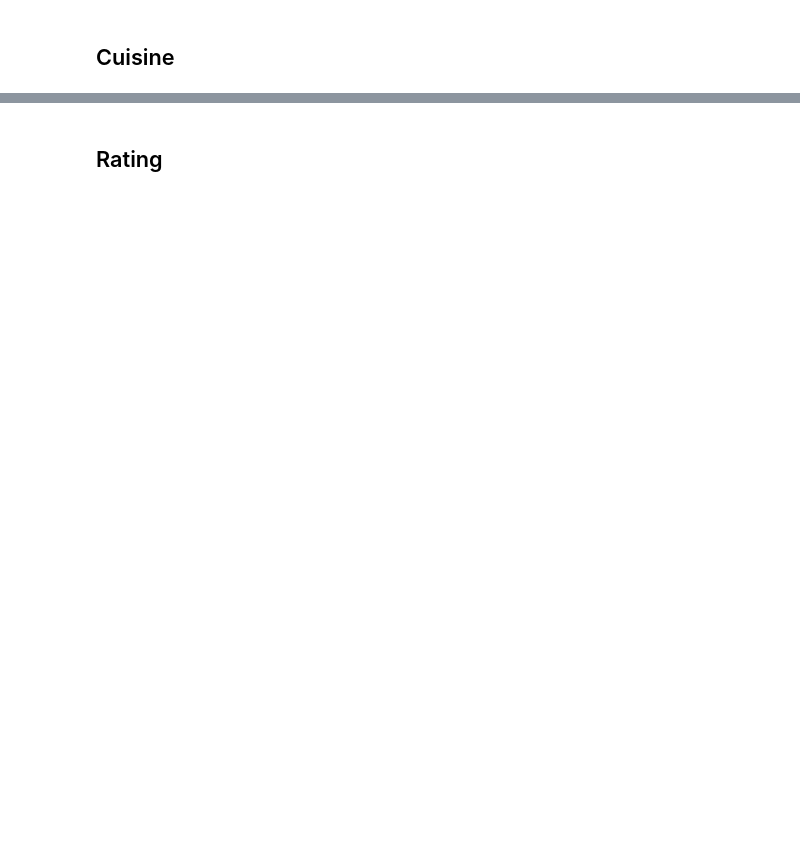
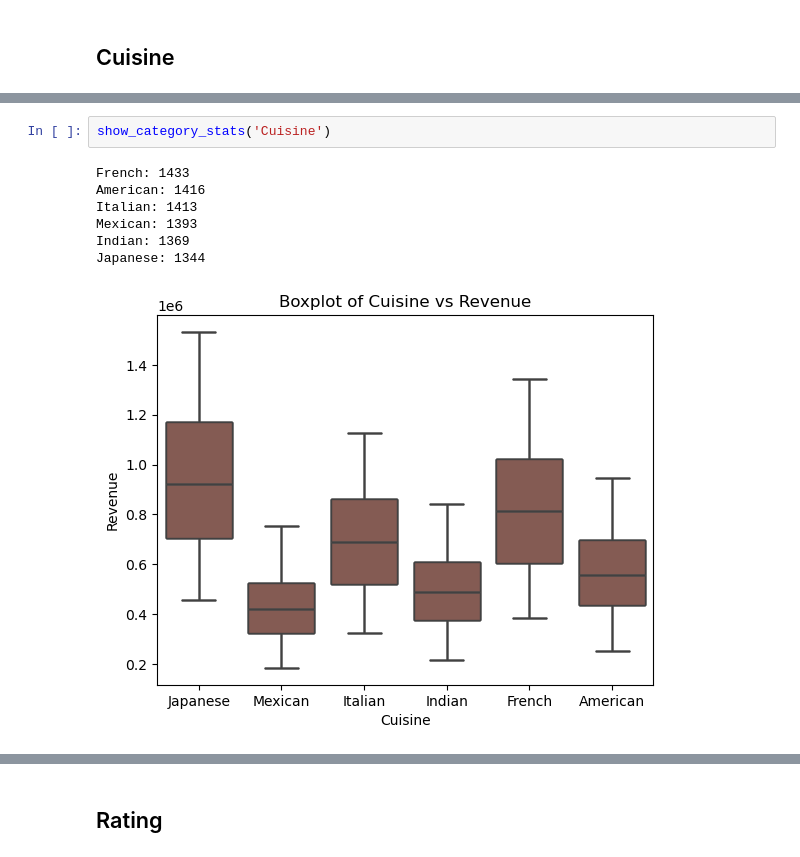
Before and after one commit to hijarian/urv-nec-assignment-1, a Jupyter notebook: 01-prepare-data.ipynb, the cells around one changed output, grey strips where cells are left out. Cells and saved outputs as stored; diff of their text form; blank space fills up the shorter version.

```diff
--- a/01-prepare-data.ipynb
+++ b/01-prepare-data.ipynb
@@ -59,0 +162,10 @@ Japanese: 1344
+# %%
+show_category_stats('Cuisine')
+# %% [output]
+French: 1433
+American: 1416
+Italian: 1413
+Mexican: 1393
+Indian: 1369
+Japanese: 1344
+[figure, added]
```
Also changed, not shown: parts of 45 cells of this notebook.
